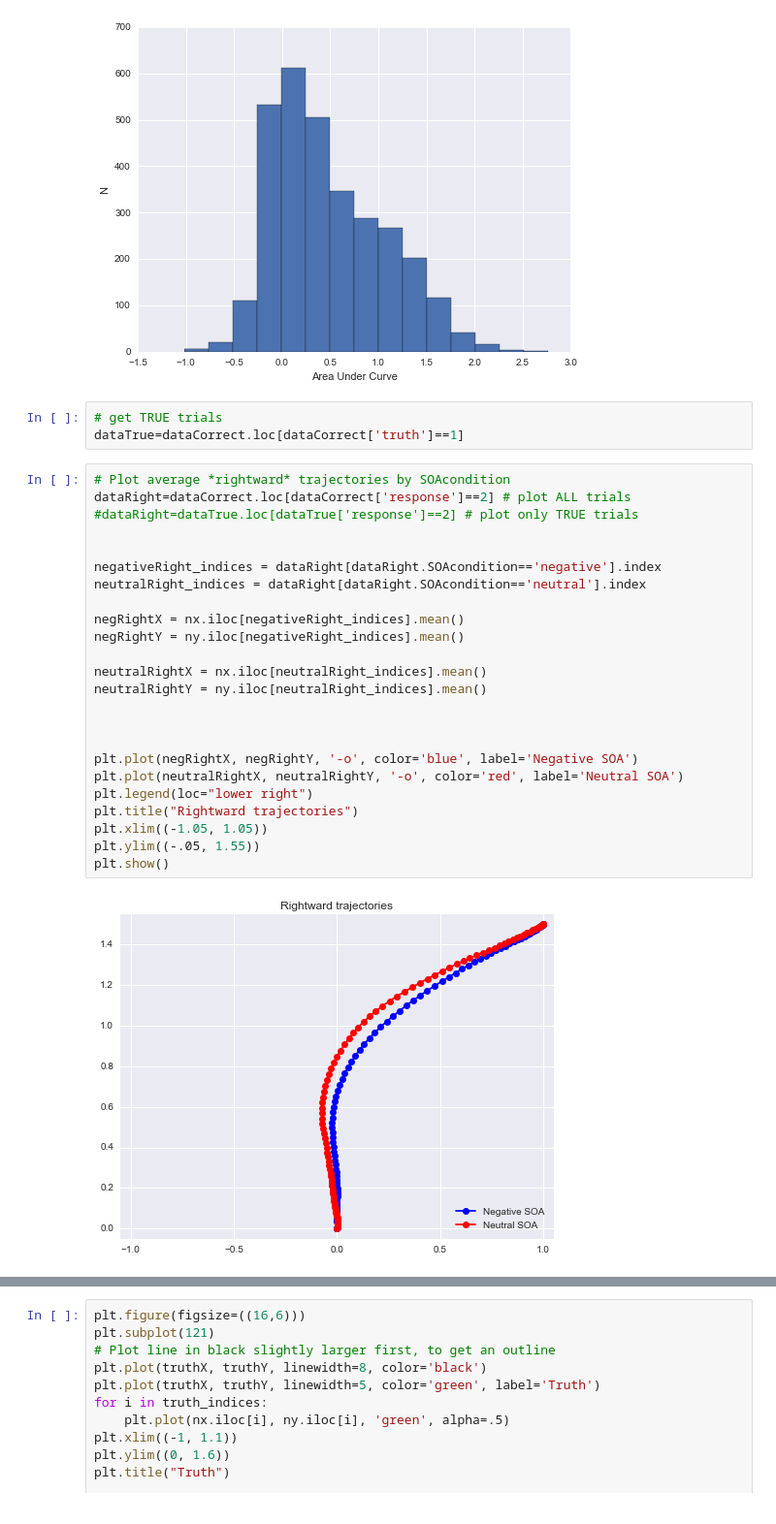
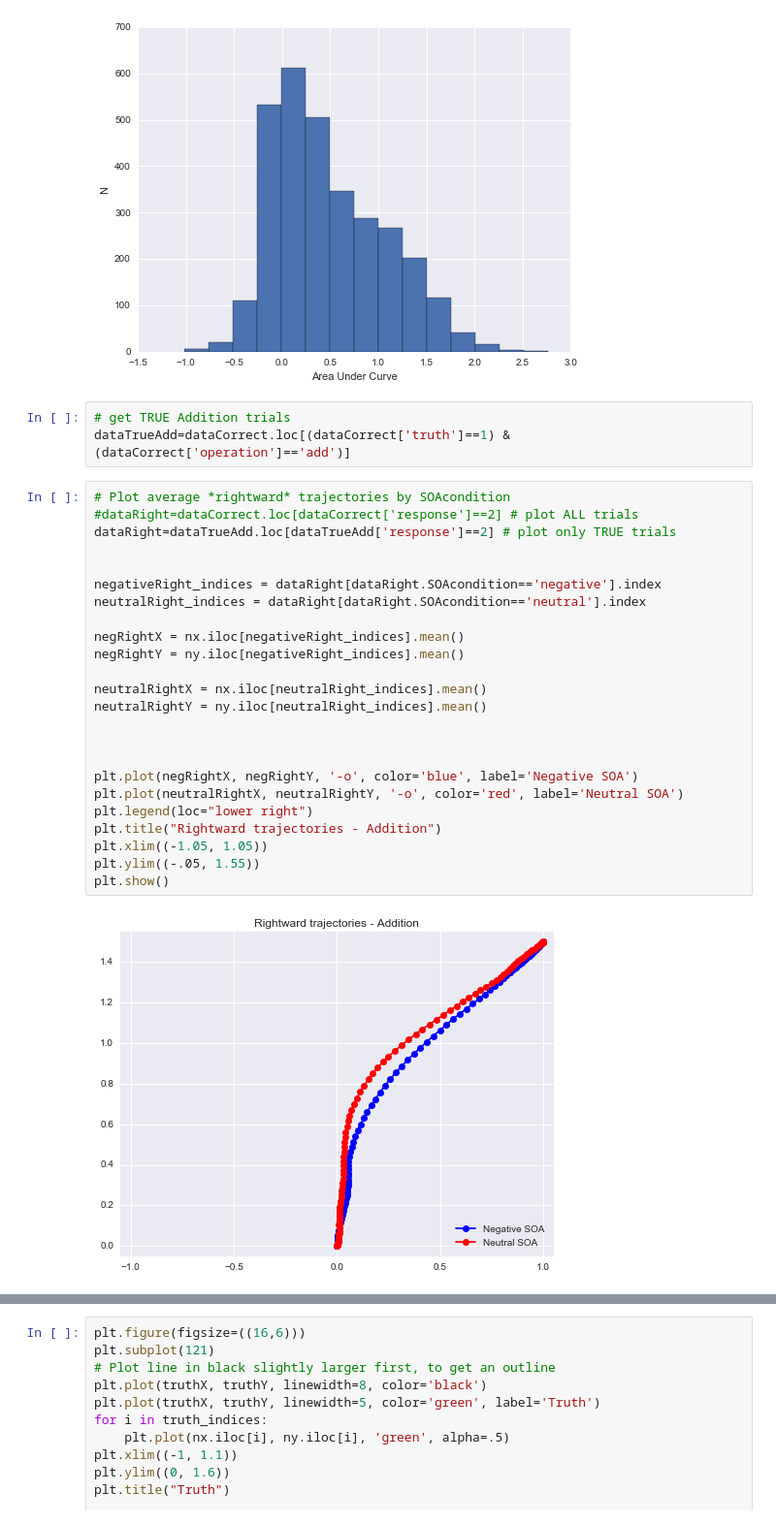
Before and after one commit to tomfaulkenberry/QuickstartMousetracking, a Jupyter notebook: results/Plotting.ipynb, the cells around one changed output, grey strips where cells are left out. Shown at 97% size. Cells and saved outputs as stored; diff of their text form.

```diff
--- a/results/Plotting.ipynb
+++ b/results/Plotting.ipynb
@@ -73,33 +73,33 @@ plt.show()
 # %% [output]
 [figure]
 # %%
-# get TRUE trials
-dataTrue=dataCorrect.loc[dataCorrect['truth']==1]
+# get TRUE Addition trials
+dataTrueAdd=dataCorrect.loc[(dataCorrect['truth']==1) & (dataCorrect['operation']=='add')]
 # %%
 # Plot average *rightward* trajectories by SOAcondition
-dataRight=dataCorrect.loc[dataCorrect['response']==2] # plot ALL trials
-#dataRight=dataTrue.loc[dataTrue['response']==2] # plot only TRUE trials
+#dataRight=dataCorrect.loc[dataCorrect['response']==2] # plot ALL trials
+dataRight=dataTrueAdd.loc[dataTrueAdd['response']==2] # plot only TRUE trials
 
 
 negativeRight_indices = dataRight[dataRight.SOAcondition=='negative'].index
 neutralRight_indices = dataRight[dataRight.SOAcondition=='neutral'].index
 
 negRightX = nx.iloc[negativeRight_indices].mean()
 negRightY = ny.iloc[negativeRight_indices].mean()
 
 neutralRightX = nx.iloc[neutralRight_indices].mean()
 neutralRightY = ny.iloc[neutralRight_indices].mean()
 
 
 
 plt.plot(negRightX, negRightY, '-o', color='blue', label='Negative SOA')
 plt.plot(neutralRightX, neutralRightY, '-o', color='red', label='Neutral SOA')
 plt.legend(loc="lower right")
-plt.title("Rightward trajectories")
+plt.title("Rightward trajectories - Addition")
 plt.xlim((-1.05, 1.05))
 plt.ylim((-.05, 1.55))
 plt.show()
 # %% [output]
-[figure, old version]
+[figure, new version]
 # %%
 # Plot average *leftward* trajectories by SOAcondition
```
Also changed, not shown: parts of 4 cells of this notebook.
